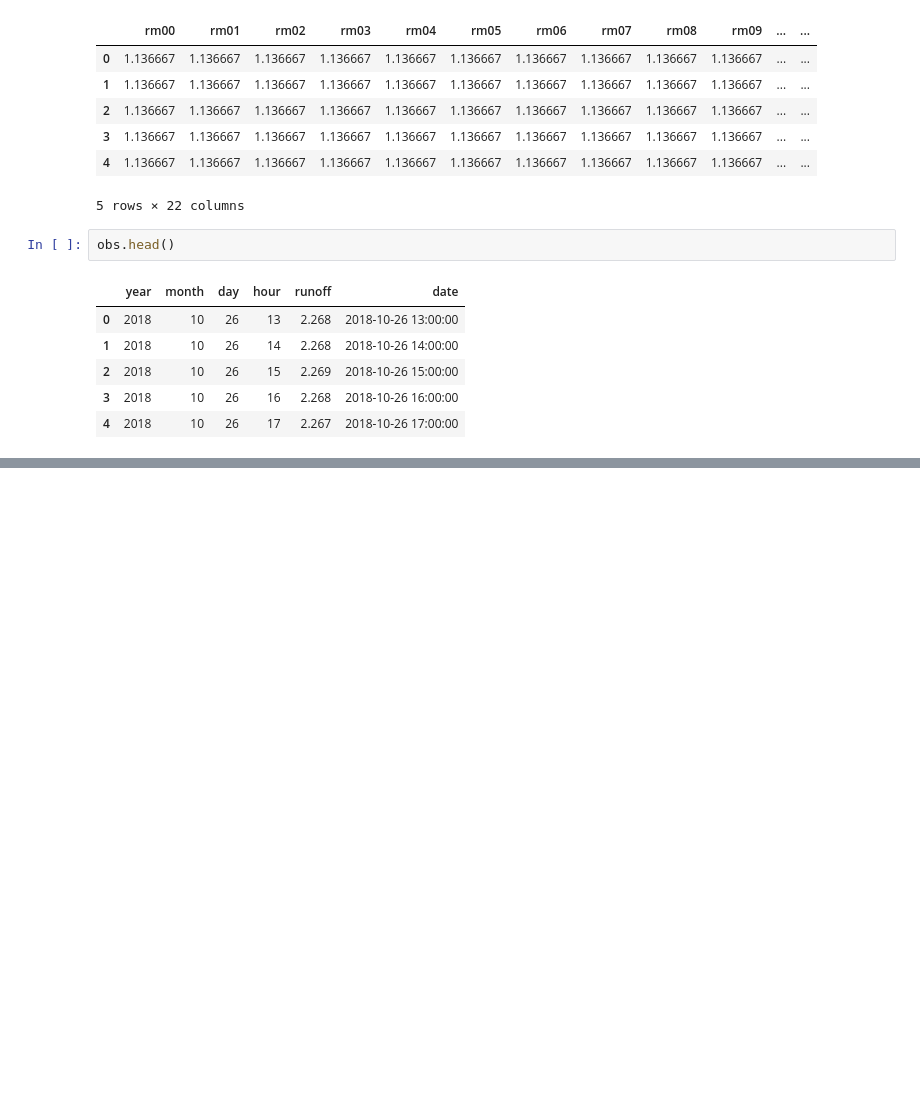
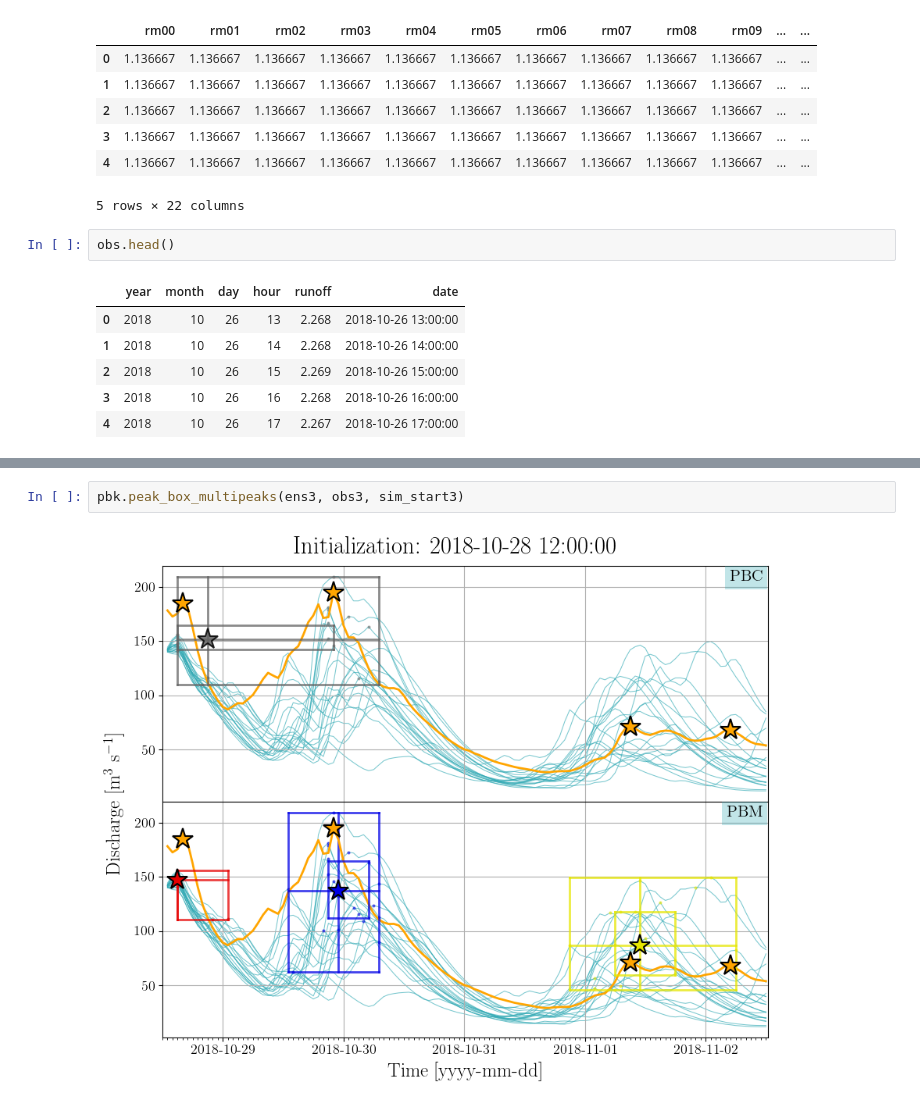
Before and after one commit to agiord/peakbox, a Jupyter notebook: peakbox_notebook.ipynb, the cells around one changed output, grey strips where cells are left out. Saved outputs shown, nothing was run; the diff lists cells and outputs as text; blank space fills up the shorter version.

```diff
--- a/peakbox_notebook.ipynb
+++ b/peakbox_notebook.ipynb
@@ -40,0 +81,4 @@ pbk.peak_box_multipeaks(ens, obs, sim_start)
+# %%
+pbk.peak_box_multipeaks(ens3, obs3, sim_start3)
+# %% [output]
+[figure, added]
```
Also changed, not shown: parts of 6 cells of this notebook.
